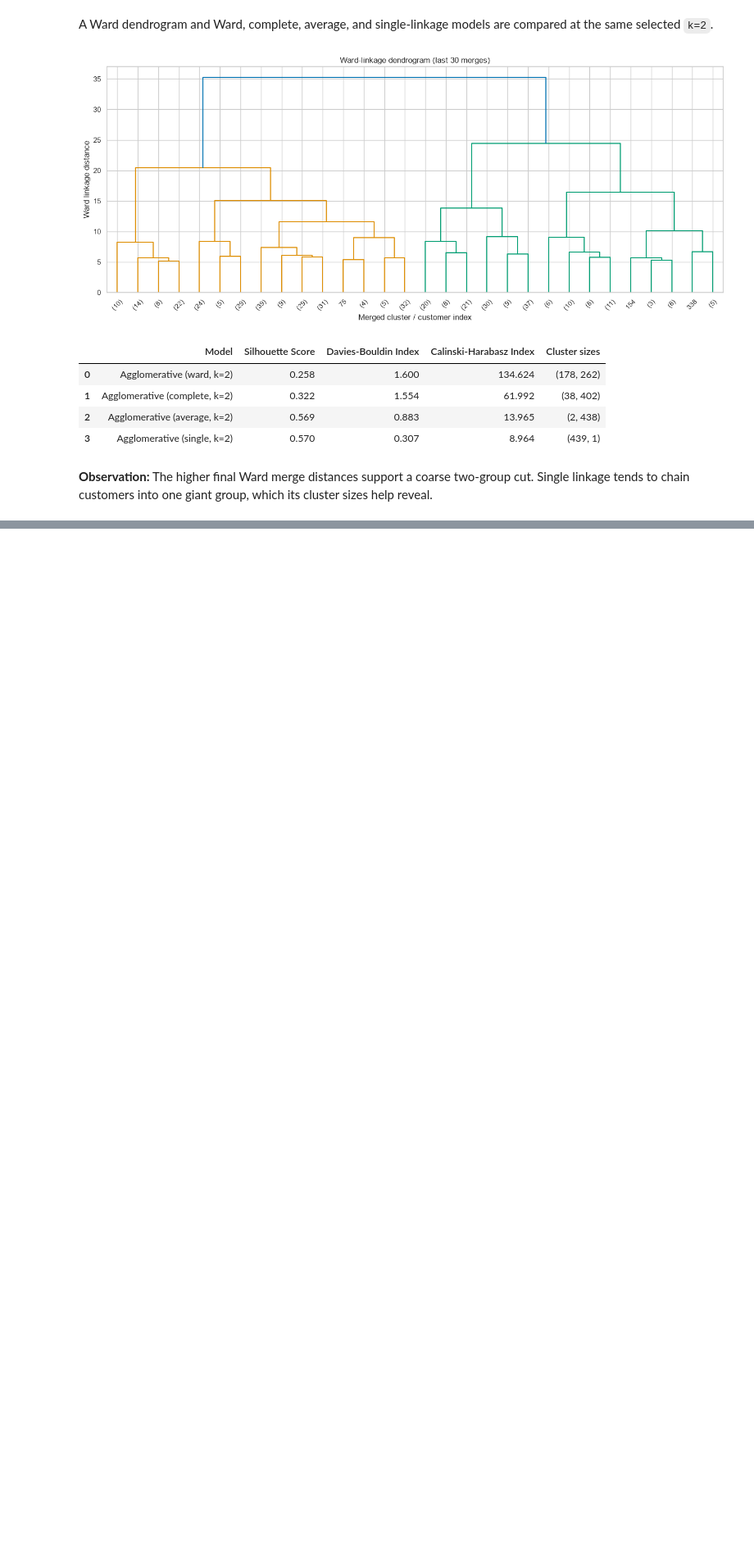
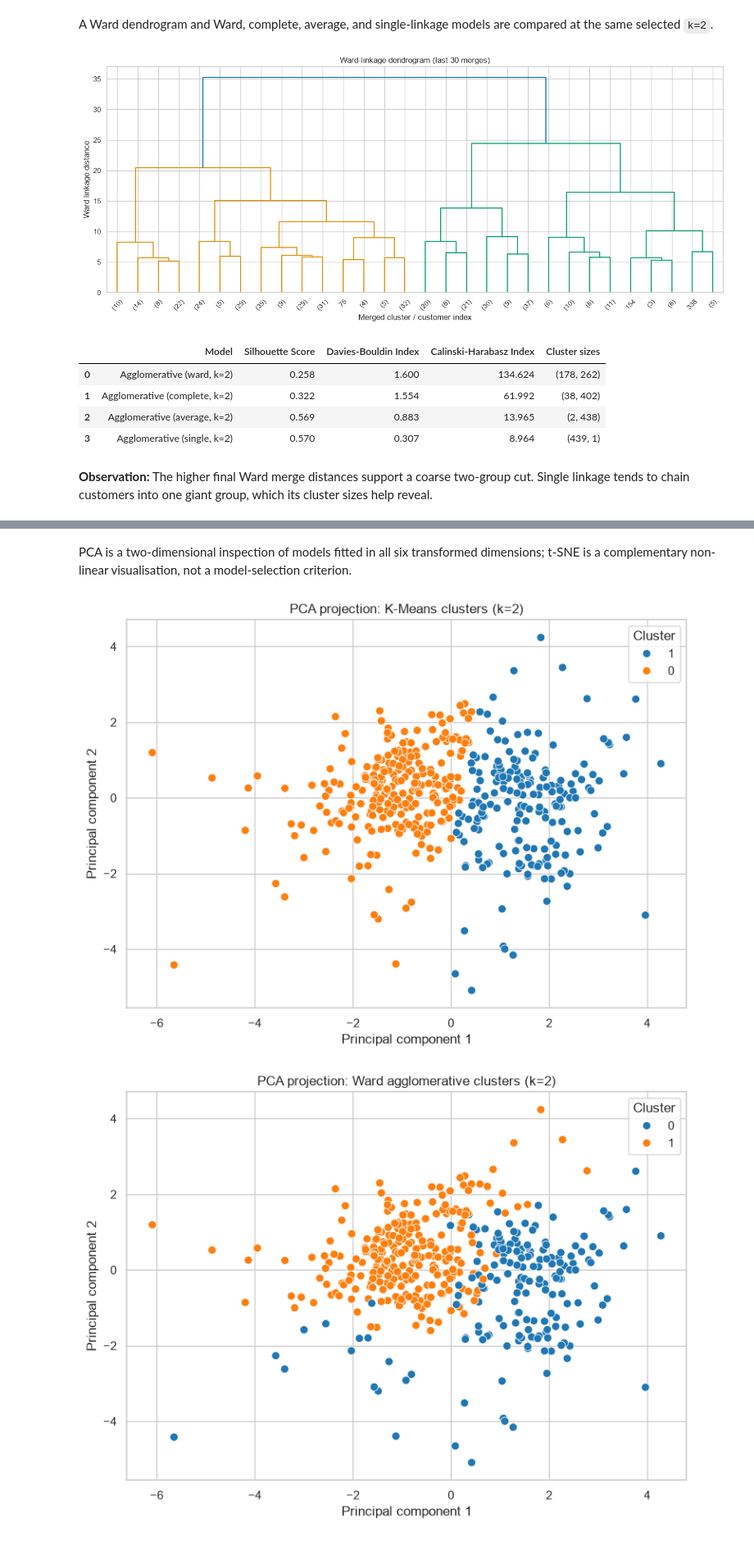
Before and after one commit to arhamgarg/ml-capstone, a Jupyter notebook: notebooks/clustering.ipynb, the cells around one changed output, grey strips where cells are left out. Shown at 82% size. Drawn from its saved outputs; the diff is of its cells as text; code cells hidden in the pictures; blank space fills up the shorter version.

Commit message:
feat(clustering): add PCA and t-SNE cluster plots

```diff
--- a/notebooks/clustering.ipynb
+++ b/notebooks/clustering.ipynb
@@ -174,0 +177,18 @@ ward_y = ag["ward"]
+# %% [markdown]
+PCA is a two-dimensional inspection of models fitted in all six transformed dimensions; t-SNE is a complementary non-linear visualisation, not a model-selection criterion.
+# %%
+pca_plot(X,km_y,"PCA projection: K-Means clusters (k=2)")
+pca_plot(X,ward_y,"PCA projection: Ward agglomerative clusters (k=2)")
+t = TSNE(2,perplexity=30,init="pca",learning_rate="auto",random_state=RANDOM_STATE).fit_transform(X)
+q = pd.DataFrame({"t-SNE 1":t[:,0],"t-SNE 2":t[:,1],"Cluster":km_y.astype(str)})
+plt.figure(figsize=(8,6))
+sns.scatterplot(data=q,x="t-SNE 1",y="t-SNE 2",hue="Cluster",palette="tab10",s=55)
+plt.title("t-SNE projection: K-Means clusters (k=2)")
+plt.xlabel("t-SNE component 1")
+plt.ylabel("t-SNE component 2")
+plt.legend(title="Cluster")
+plt.tight_layout()
+plt.show()
+# %% [output]
+[figure, added]
+[figure, added]
```
Also changed, not shown: parts of 3 cells of this notebook.
